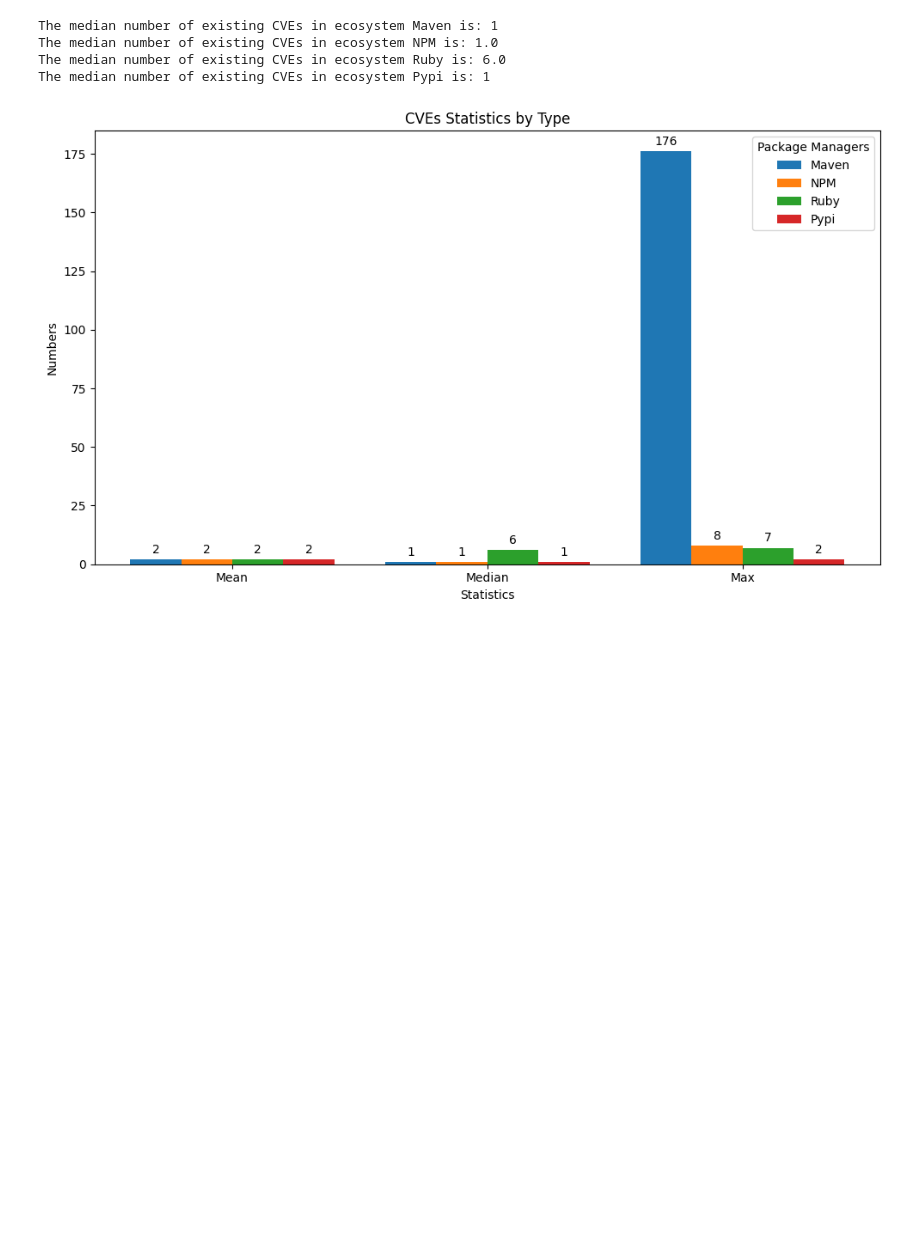
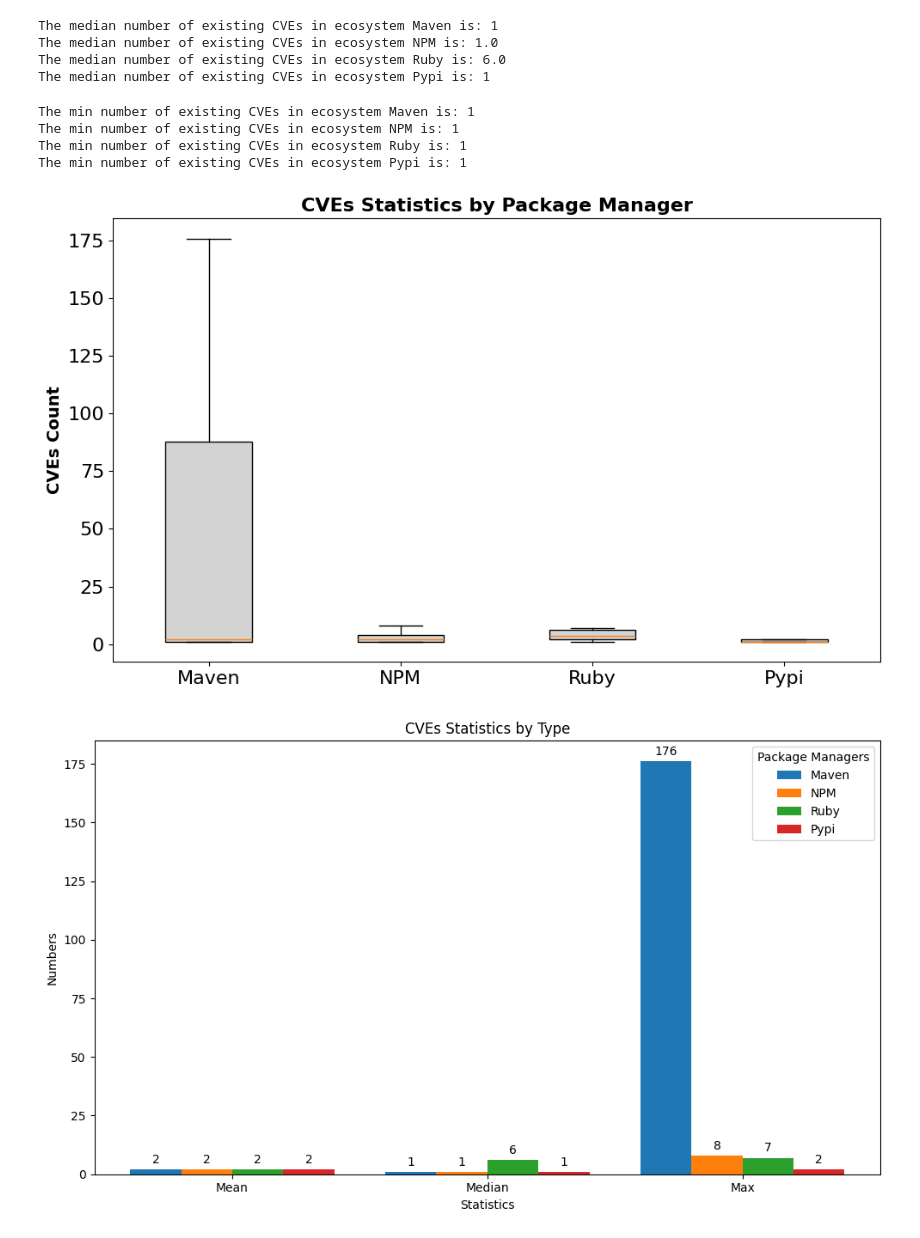
Before and after one commit to Wapiti08/DPAnalyzer, a Jupyter notebook: exp/json_exp.ipynb, the cells around one changed output. Saved outputs shown, nothing was run; the diff lists cells and outputs as text; code cells hidden in the pictures; blank space fills up the shorter version.

```diff
--- a/exp/json_exp.ipynb
+++ b/exp/json_exp.ipynb
@@ -121,6 +121,16 @@ The median number of existing CVEs in ecosystem Maven is: 1
 The median number of existing CVEs in ecosystem NPM is: 1.0
 The median number of existing CVEs in ecosystem Ruby is: 6.0
 The median number of existing CVEs in ecosystem Pypi is: 1
+# %%
+# calculate the min number of CVEs for diverse ecocystems
+for eco, cve_len_list in eco_cves_dict.items():
+    min_num = min(cve_len_list)
+    print("The min number of existing CVEs in ecosystem {} is: {}".format(eco, median_num))
+# %% [output]
+The min number of existing CVEs in ecosystem Maven is: 1
+The min number of existing CVEs in ecosystem NPM is: 1
+The min number of existing CVEs in ecosystem Ruby is: 1
+The min number of existing CVEs in ecosystem Pypi is: 1
 # %%
 # visualize the statistic data in one chart
 mean_cves = {
@@ -137,3 +152,70 @@ med_cves= {
+# %%
+import numpy as np
+import matplotlib.pyplot as plt
+
+# Given statistics
+mean_cves = {
+    "Maven": 2,
+    "NPM": 2,
+    "Ruby": 2,
+    "Pypi": 2
+}
+
+max_cves = {
+    "Maven": 176,
+    "NPM": 8,
+    "Ruby": 7,
+    "Pypi": 2
+}
+
+med_cves = {
+    "Maven": 1,
+    "NPM": 1,
+    "Ruby": 6,
+    "Pypi": 1
+}
+
+min_cves = {
+    "Maven": 1,
+    "NPM": 1,
+    "Ruby": 1,
+    "Pypi": 1
+}
+
+# Prepare data for boxplot
+categories = list(mean_cves.keys())
+data = []
+
+# Create a dataset for each package manager
+for cat in categories:
+    # We simulate the data as [min, q1, median, q3, max]
+    # Since we don't have quartiles, we can estimate q1 and q3
+    # We'll just use mean as a placeholder for q1 and max/2 as a placeholder for q3
+    q1 = mean_cves[cat]  # Placeholder for Q1
+    q3 = max_cves[cat] / 2 if max_cves[cat] > 0 else mean_cves[cat]  # Placeholder for Q3
+    data.append([min_cves[cat], q1, med_cves[cat], q3, max_cves[cat]])
+
+# Create boxplot
+fig, ax = plt.subplots(figsize=(10, 6))
+
+# Create the boxplot with gray boxes
+box = ax.boxplot(data, labels=categories, patch_artist=True)
+
+
+# Set the face color of the boxes to gray
+for patch in box['boxes']:
+    patch.set_facecolor('lightgrey')  # Set the box color to light gray
+
+# Set labels and title
+ax.set_ylabel('CVEs Count', fontsize=14, fontweight='bold')
+ax.set_title('CVEs Statistics by Package Manager', fontsize=16, fontweight='bold')
+
+# Increase the font size of the tick labels
+ax.tick_params(axis='both', labelsize=16)
+plt.tight_layout()
+plt.show()
+# %% [output]
+[figure, added]
 # %%
 import matplotlib.pyplot as plt
 import numpy as np
```
Also changed, not shown: parts of 2 cells of this notebook, 10 other files.
